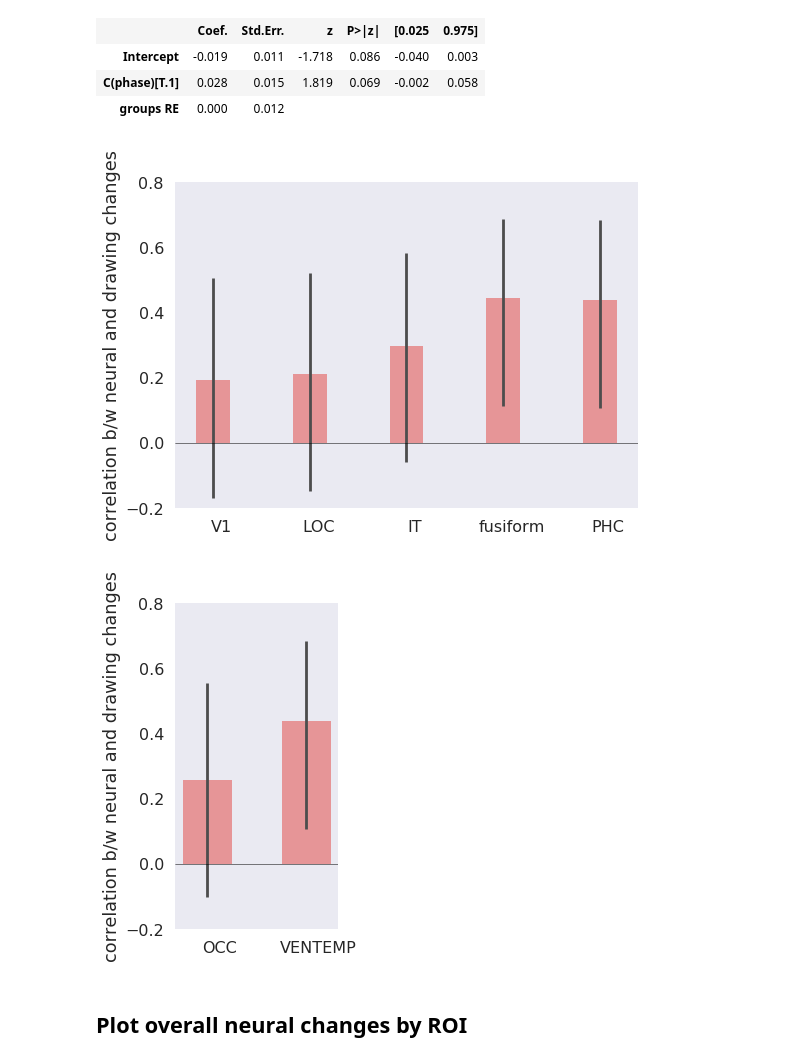
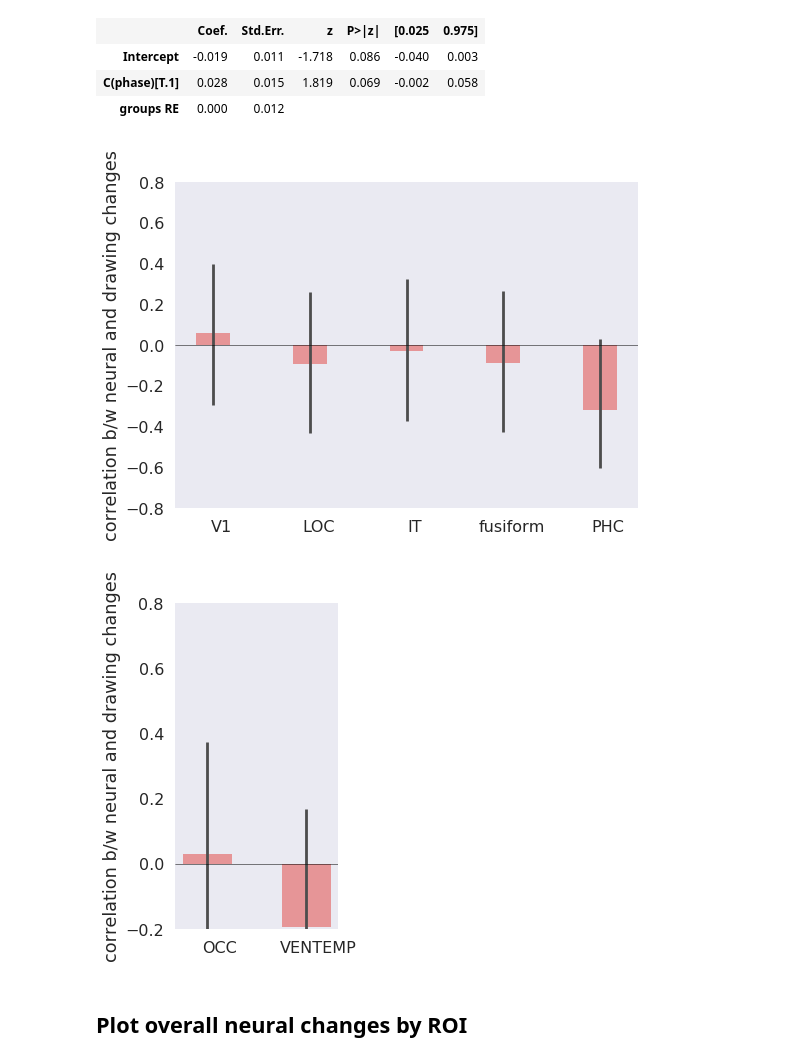
Before and after one commit to judithfan/sketchfeat, a Jupyter notebook: sketches/relate_neural_changes_to_sketch_changes.ipynb, the cells around one changed output. Drawn from its saved outputs; the diff is of its cells as text; code cells hidden in the pictures.

```diff
--- a/sketches/relate_neural_changes_to_sketch_changes.ipynb
+++ b/sketches/relate_neural_changes_to_sketch_changes.ipynb
@@ -127,7 +126,7 @@ if 'trained_post_occipital' in X.columns:
 # %%
 # W = pd.read_csv('sketch_recognizability_timecourse_early_vs_late.csv')
 W = pd.read_csv('sketch_recognizability_timecourse_initial10_vs_final10.csv')
-which_feat = 'fc7'
+which_feat = 'fc6'
 Ws = pd.read_csv('sketch_similarity_timecourse_within_run_{}.csv'.format(which_feat))
 ## flip sign to make the results more intuitive
 # Ws.runwise_similarity_change = Ws.runwise_similarity_change*(-1)
@@ -238,3 +270,13 @@ SpearmanrResult(correlation=0.36363654877213208, pvalue=0.04077278883296559)
+# %%
+if 'trained_post_parahippo' in X.columns:
+    fig = plt.figure(figsize=(4,4))
+    sns.set_context('poster')
+    sns.regplot(x="within_run",y="diffscore_parahippo",data=X)
+    plt.title('within-run drawing vs. parahippo changes')
+    plt.ylabel('parahippo differentiation score')
+    plt.xlabel('within-run drawing change score')
+    print stats.pearsonr(diffscore_parahippo,within_run)
+    print stats.spearmanr(diffscore_parahippo,within_run)
 # %%
 if 'trained_post_parahippo' in X.columns:
     fig = plt.figure(figsize=(4,4))
@@ -521,34 +556,34 @@ CI,ERRBAR = get_r_CIs(vals,len(diffscore_V1))
 # %%
 sns.set_style('dark')
 sns.set_context('poster')
 fig = plt.figure(figsize=(8,6))
 
 n_groups = 5 # num ROIs
 index = np.arange(n_groups)
 bar_width = 0.35
 
 _vals = vals[:5]
 _ERRBAR = ERRBAR[:,:5]
 
 opacity = 0.8
 error_config = {'ecolor': '0.3'}
 
 rects = plt.bar(index, _vals, bar_width,
                  alpha=opacity,
                  color=(0.9,0.5,0.5),
                  yerr=_ERRBAR,
                  error_kw=error_config)
 tick = plt.xticks(index + bar_width / 4, ('V1','LOC','IT','fusiform','PHC'))
 # plt.title('neural vs drawing differentiation')
 plt.ylabel('correlation b/w neural and drawing changes')
 plt.axhline(y=0,color='k',linewidth=0.5)
-plt.ylim(-0.2,0.8)
+plt.ylim(-0.8,0.8)
 plt.tight_layout()
 if not os.path.exists('./plots'):
     os.makedirs('./plots')
 plt.savefig('./plots/correlation_neural_drawing_changes_allrois_{}.pdf'.format(which_feat))
 # %% [output]
-[figure, old version]
+[figure, new version]
 # %%
 if 'trained_post_occipital' in X.columns:
 
@@ -581,7 +616,7 @@ if 'trained_post_occipital' in X.columns:
         os.makedirs('./plots')
     plt.savefig('./plots/correlation_neural_drawing_changes_bylobe_{}.pdf'.format(which_feat))
 # %% [output]
-[figure, old version]
+[figure, new version]
 # %% [markdown]
 ## Plot overall neural changes by ROI
 # %%
```
Also changed, not shown: parts of 11 cells of this notebook, 2 other files.
